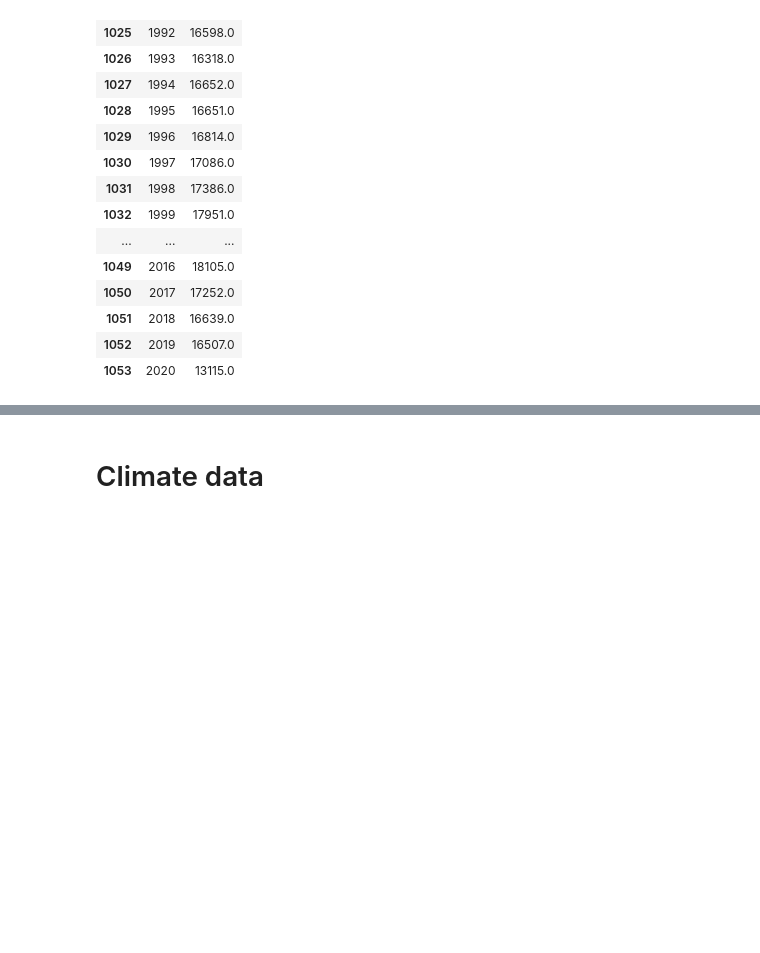
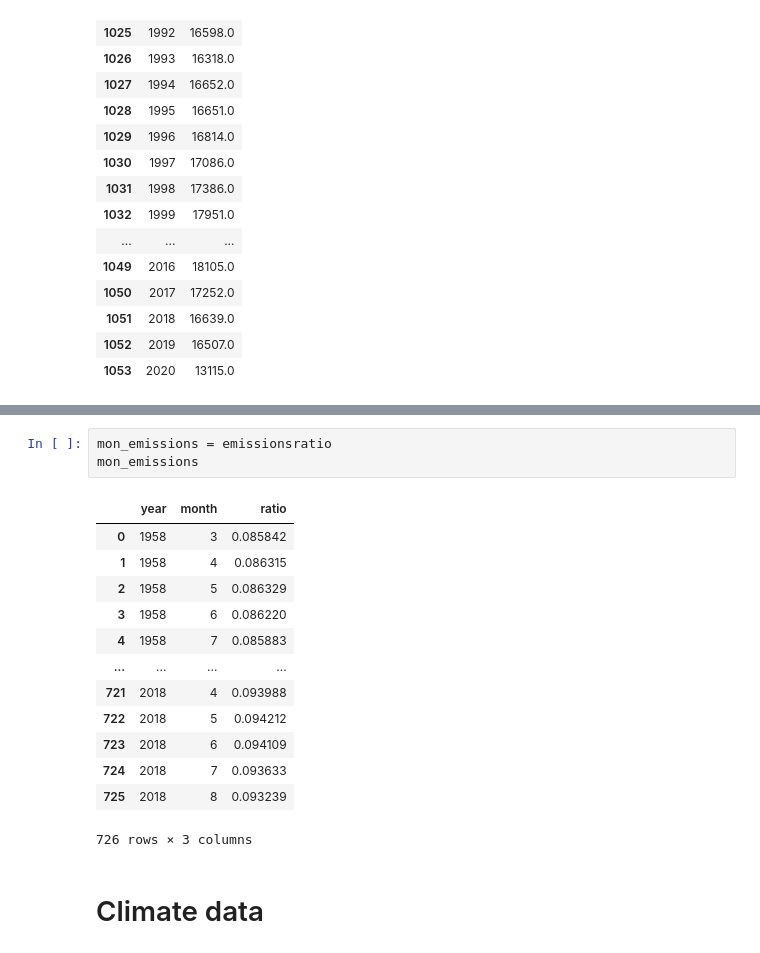
Before and after one commit to ClauCarloni/data_final_project, a Jupyter notebook: renewables_and_environment.ipynb, the cells around one changed output, grey strips where cells are left out. Cells and saved outputs as stored; diff of their text form; blank space fills up the shorter version.

```diff
--- a/renewables_and_environment.ipynb
+++ b/renewables_and_environment.ipynb
@@ -437,3 +457,20 @@ emissionsdf
+# %%
+mon_emissions = emissionsratio
+mon_emissions
+# %% [output]
+|  | year | month | ratio |
+| 0 | 1958 | 3 | 0.085842 |
+| 1 | 1958 | 4 | 0.086315 |
+| 2 | 1958 | 5 | 0.086329 |
+| 3 | 1958 | 6 | 0.086220 |
+| 4 | 1958 | 7 | 0.085883 |
+| ... | ... | ... | ... |
+| 721 | 2018 | 4 | 0.093988 |
+| 722 | 2018 | 5 | 0.094212 |
+| 723 | 2018 | 6 | 0.094109 |
+| 724 | 2018 | 7 | 0.093633 |
+| 725 | 2018 | 8 | 0.093239 |
+726 rows × 3 columns
 # %% [markdown]
 # Climate data
 # %%
```
Also changed, not shown: parts of 2 cells of this notebook, 1 other file.
